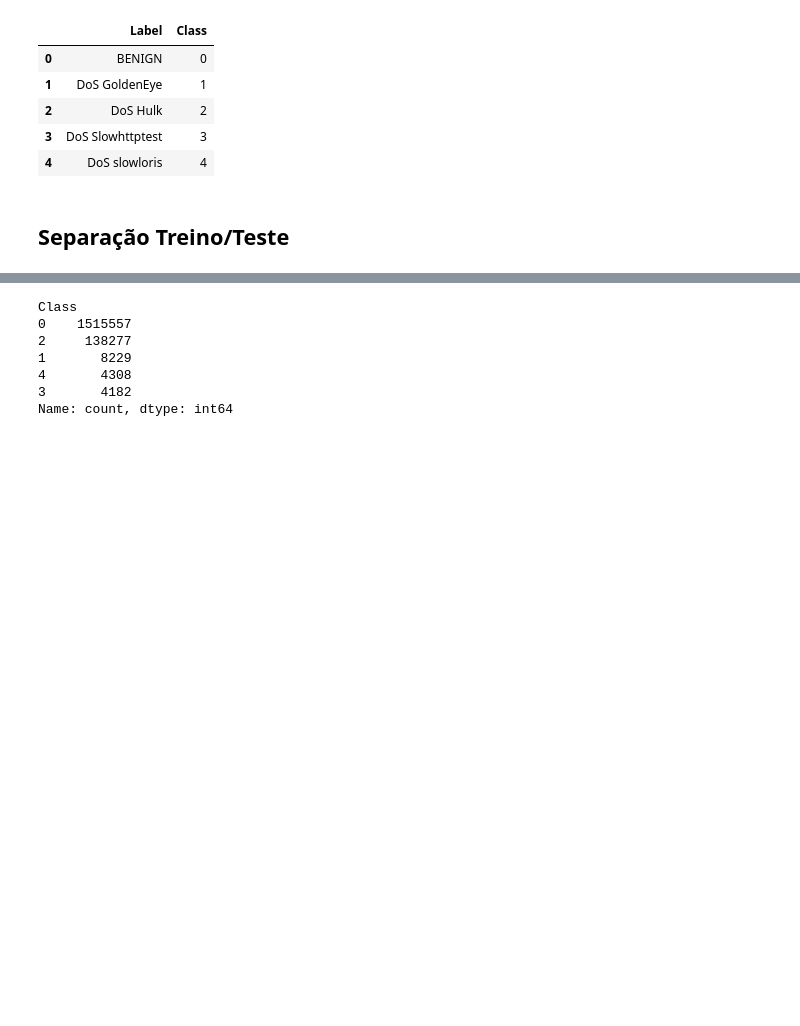
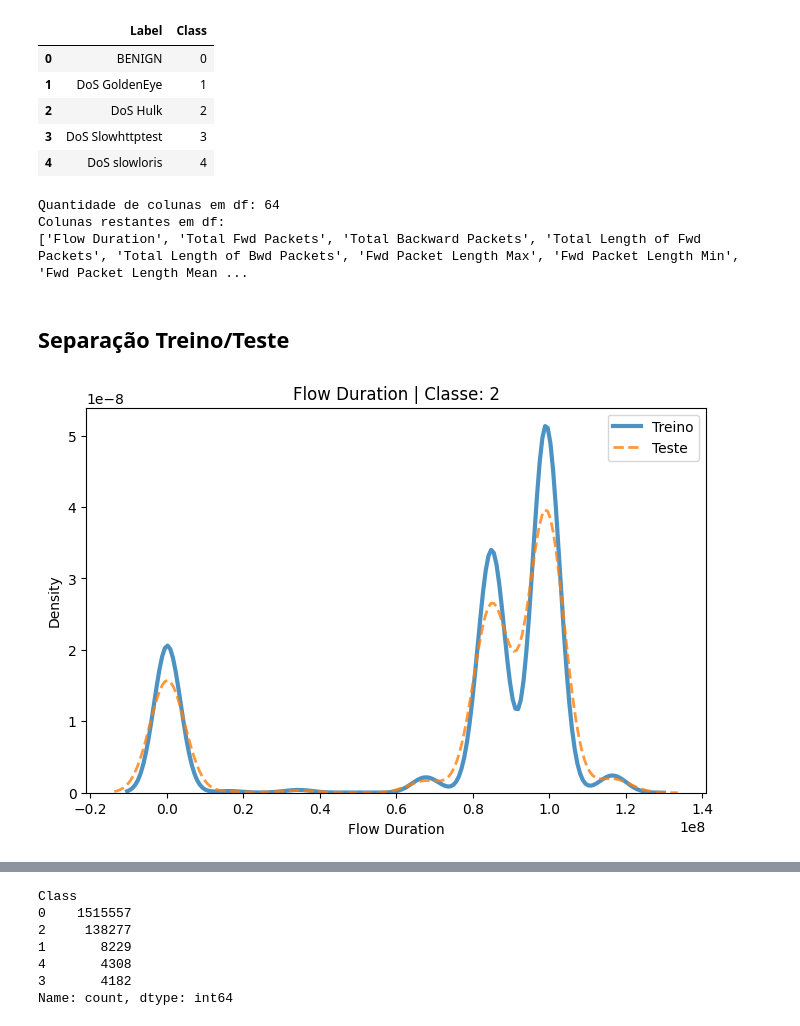
Before and after one commit to AlfredoLSN/Suricata_ML, a Jupyter notebook: main copy.ipynb, the cells around one changed output, grey strips where cells are left out. Saved outputs shown, nothing was run; the diff lists cells and outputs as text; code cells hidden in the pictures; blank space fills up the shorter version.

```diff
--- a/main copy.ipynb
+++ b/main copy.ipynb
@@ -256,6 +272,14 @@ display(mapa_classes)
 | 4 | DoS slowloris | 4 |
 # %%
 df.drop(columns=["Label"], inplace=True)
+# %%
+print(f"Quantidade de colunas em df: {df.shape[1]}")
+print("Colunas restantes em df:")
+print(list(df.columns))
+# %% [output]
+Quantidade de colunas em df: 64
+Colunas restantes em df:
+['Flow Duration', 'Total Fwd Packets', 'Total Backward Packets', 'Total Length of Fwd Packets', 'Total Length of Bwd Packets', 'Fwd Packet Length Max', 'Fwd Packet Length Min', 'Fwd Packet Length Mean ...
 # %% [markdown]
 ## Separação Treino/Teste
 # %%
@@ -264,0 +345,4 @@ df_train, df_test = train_test_split(df, test_size=0.20, random_state=42, strati
+# %%
+plot_kde_train_test(df_train, df_test, ['Flow Duration' ], classe=2)
+# %% [output]
+[figure, added]
```
Also changed, not shown: parts of 5 cells of this notebook, 1 other file.
